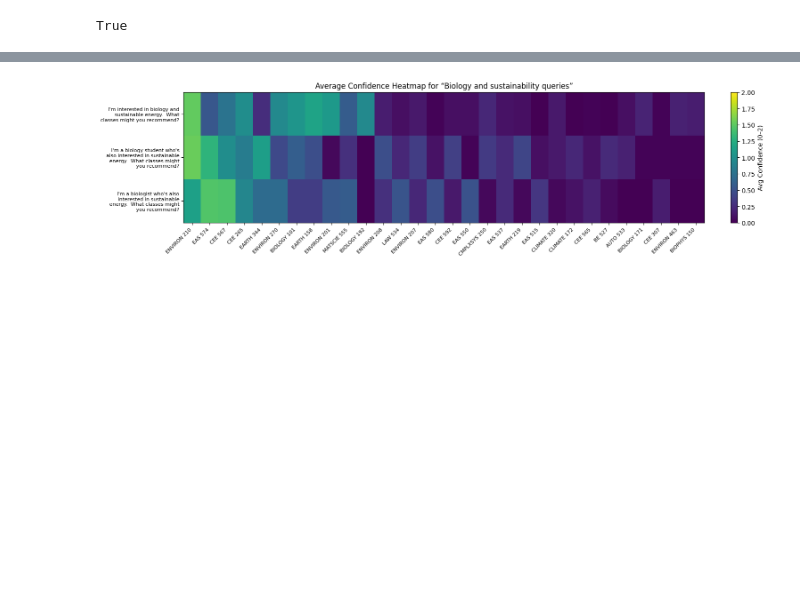
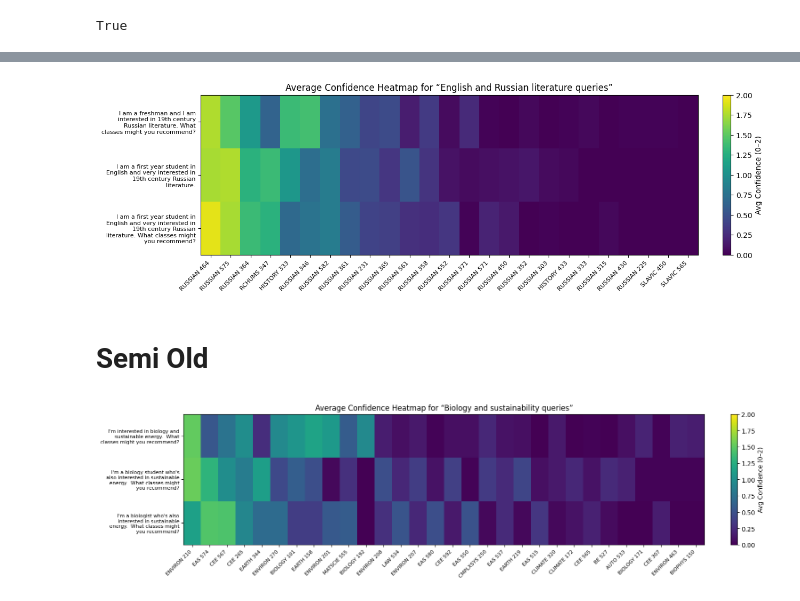
Before and after one commit to hughvd/UM-CAI-Fellowship, a Jupyter notebook: recommender/confidenceTesting.ipynb, the cells around one changed output, grey strips where cells are left out. Saved outputs shown, nothing was run; the diff lists cells and outputs as text; code cells hidden in the pictures; blank space fills up the shorter version.

```diff
--- a/recommender/confidenceTesting.ipynb
+++ b/recommender/confidenceTesting.ipynb
@@ -67,3 +81,11 @@ for i, prompt in enumerate(prompts):
+# %%
+df = pd.read_csv('data/new_russian_literature_confidence_matrix.csv', index_col=0)
+
+plot_confidence_heatmap(df, domain="English and Russian literature queries", max_courses=30)
+# %% [output]
+[figure, added]
+# %% [markdown]
+# Semi Old
 # %%
 df = pd.read_csv('data/bio_sus_robotics_confidence_matrix.csv', index_col=0)
 
```
Also changed, not shown: parts of 4 cells of this notebook, 3 other files.
